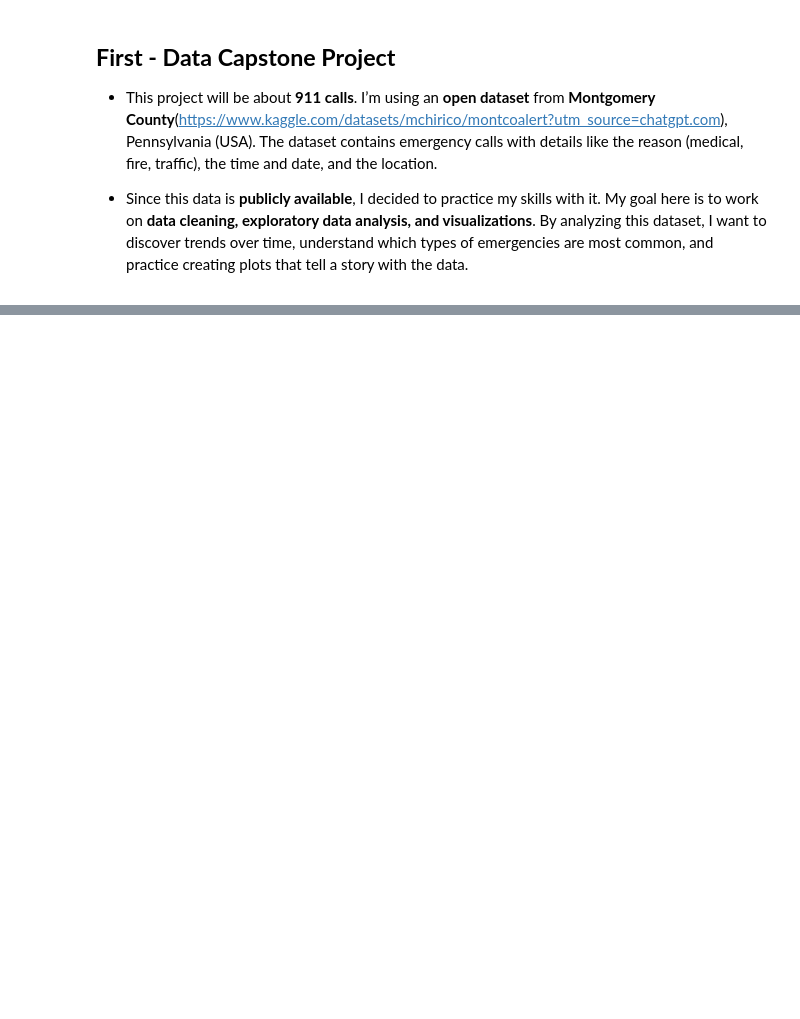
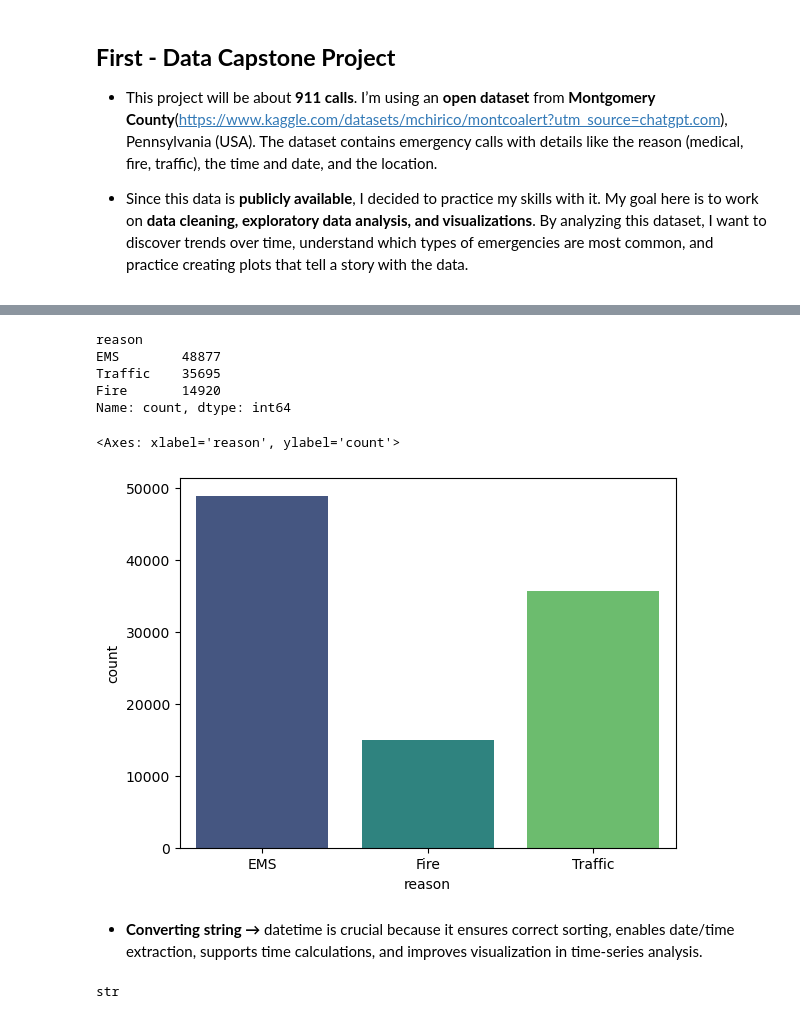
Before and after one commit to Lizaa-sm/python_to_DS, a Jupyter notebook: First - Data Project/Introduction.ipynb, the cells around one changed output, grey strips where cells are left out. Saved outputs shown, nothing was run; the diff lists cells and outputs as text; code cells hidden in the pictures; blank space fills up the shorter version.

```diff
--- a/First - Data Project/Introduction.ipynb
+++ b/First - Data Project/Introduction.ipynb
@@ -23,0 +122,24 @@ df.head()
+# %%
+# What is the most common Reason:
+df['reason'].value_counts()
+# df['reason'].value_counts().max()
+# %% [output]
+reason
+EMS        48877
+Traffic    35695
+Fire       14920
+Name: count, dtype: int64
+# %%
+# Now use seaborn to create a countplot of 911 calls by Reason:
+# sns.countplot(x='reason', data=df, palette='viridis')
+sns.countplot(x='reason', hue='reason', data=df, palette='viridis', legend=False)
+# %% [output]
+<Axes: xlabel='reason', ylabel='count'>
+[figure, added]
+# %% [markdown]
+* **Converting string →** datetime is crucial because it ensures correct sorting, enables date/time extraction, supports time calculations, and improves visualization in time-series analysis.
+# %%
+# What is the data type of the objects in the timeStamp column?
+type(df['timeStamp'].iloc[0])
+# %% [output]
+str
```
Also changed, not shown: parts of 25 cells of this notebook.
